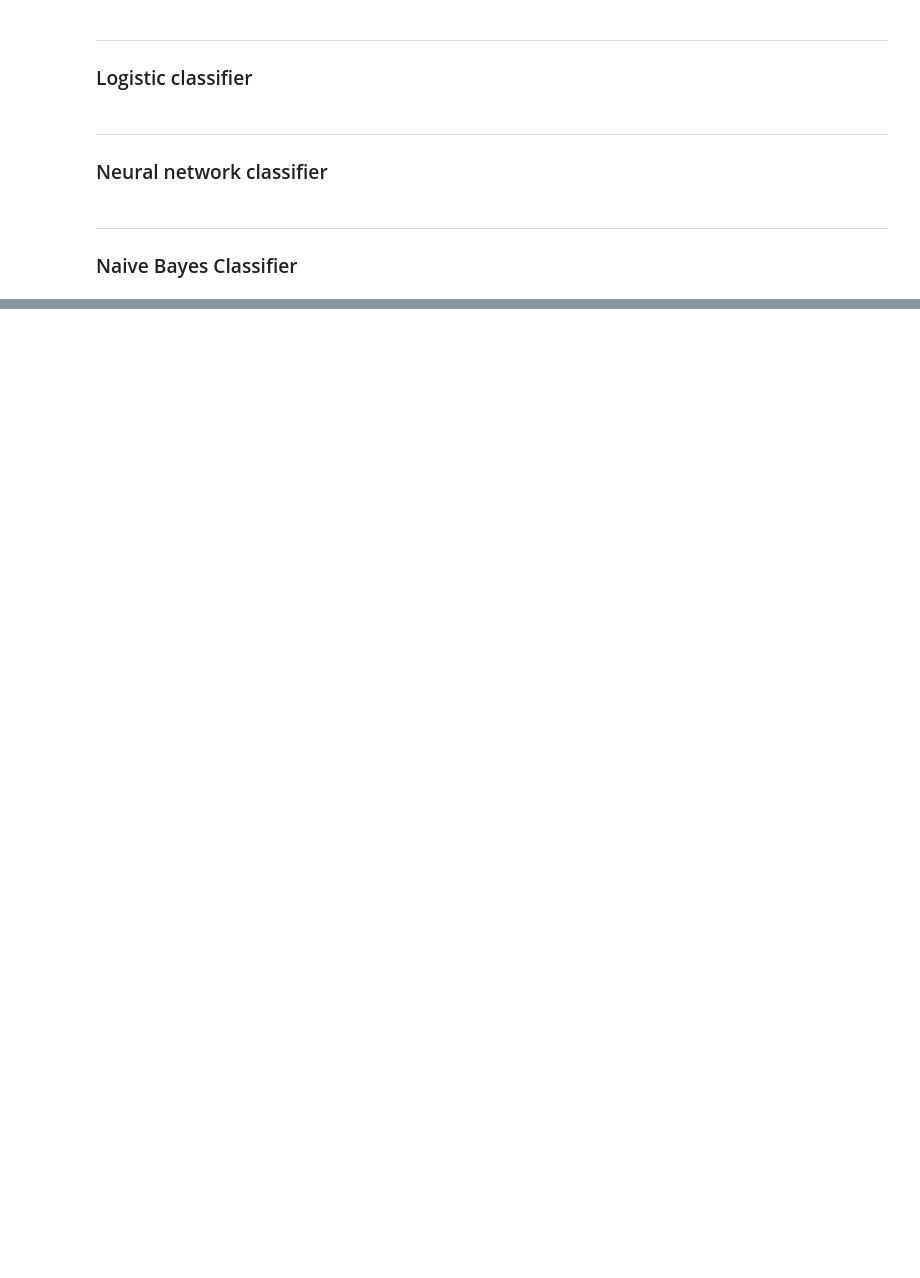
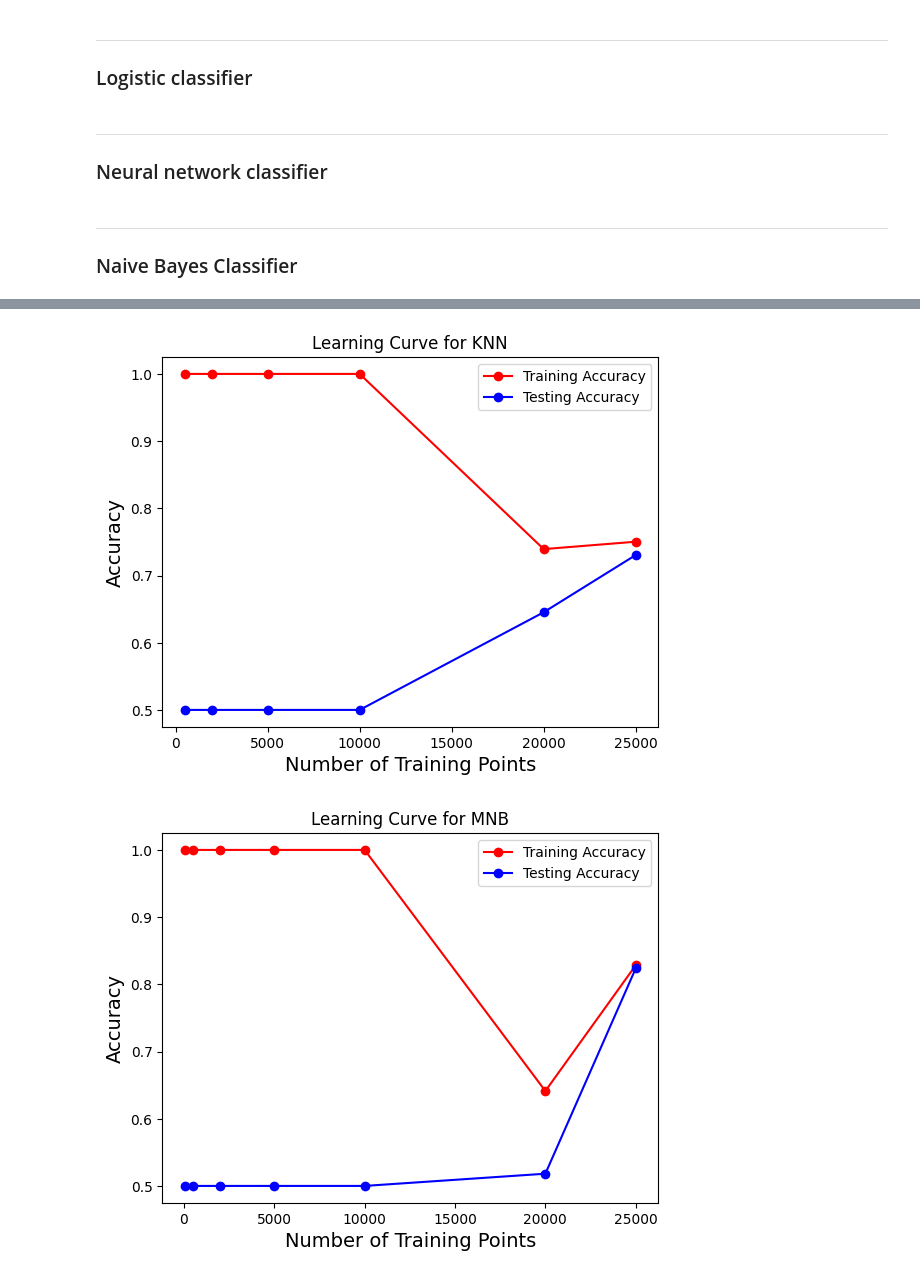
Before and after one commit to MiaNguyen912/cs178-IMDb-movie-reviews-classification--final-project-, a Jupyter notebook: IMDb_Movie_Reviews.ipynb, the cells around one changed output, grey strips where cells are left out. Drawn from its saved outputs; the diff is of its cells as text; code cells hidden in the pictures; blank space fills up the shorter version.

```diff
--- a/IMDb_Movie_Reviews.ipynb
+++ b/IMDb_Movie_Reviews.ipynb
@@ -457,0 +575,6 @@ print(f"Best test accuracy: {multinomNB_test_acc}")
+# %%
+knn_learning_curve(selected_k)
+mnb_learning_curve(selected_alpha)
+# %% [output]
+[figure, added]
+[figure, added]
```
Also changed, not shown: parts of 8 cells of this notebook.
